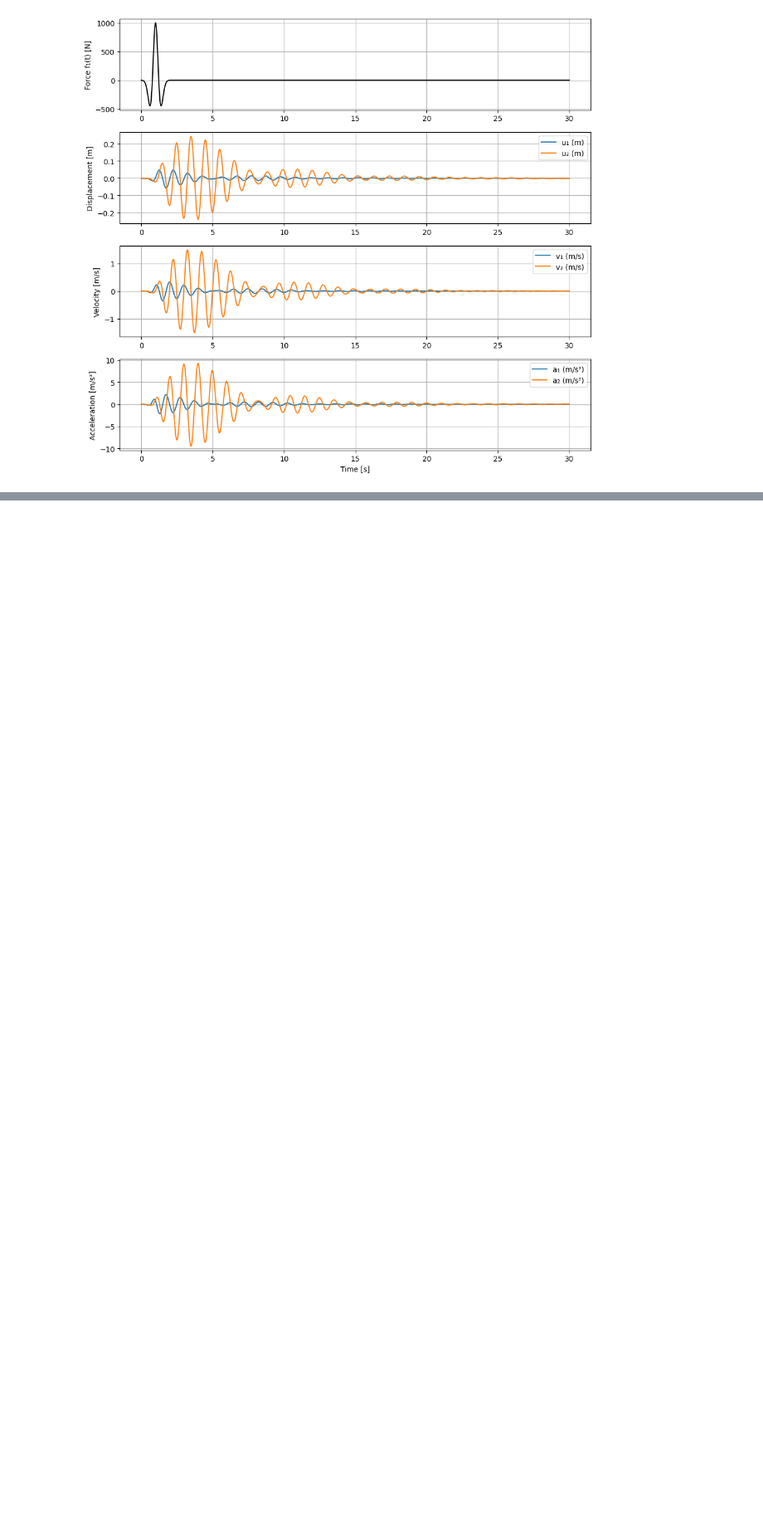
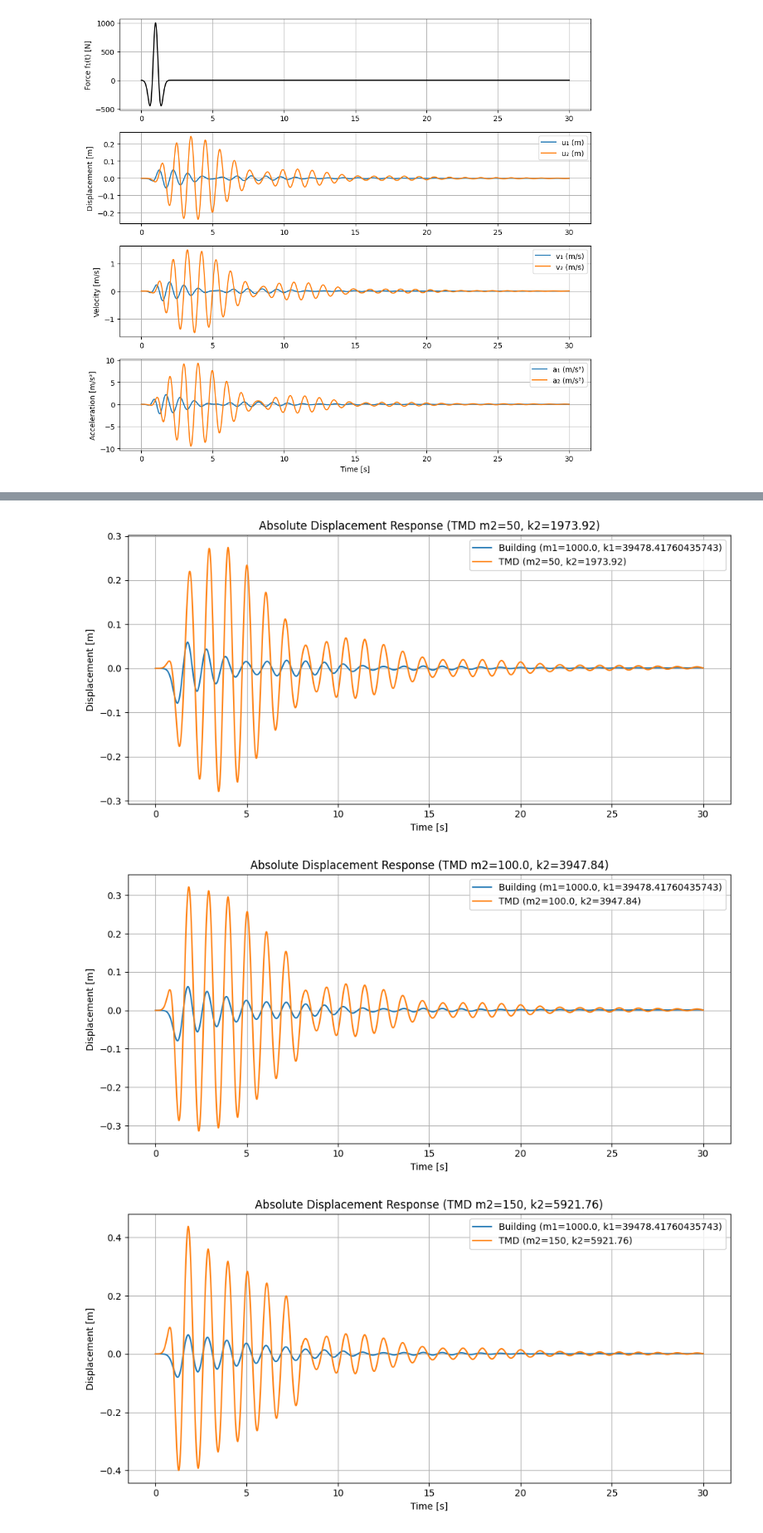
Before and after one commit to LukeFic/AE-353, a Jupyter notebook: 370Project1Code.ipynb, the cells around one changed output, grey strips where cells are left out. Shown at 83% size. Drawn from its saved outputs; the diff is of its cells as text; code cells hidden in the pictures; blank space fills up the shorter version.

```diff
--- a/370Project1Code.ipynb
+++ b/370Project1Code.ipynb
@@ -223,0 +363,26 @@ plt.show()
+# %%
+m1_fixed = 1000.0
+k1_fixed = 39478.41760435743
+
+# Example usage (you can modify these lists)
+tmd_masses_to_test = [50, 100.0, 150, 200.0, 250, 300.0, 350 , 400.0] # Example TMD masses
+# tmd_k_values_to_test = [789.5683520871487, 1000.0] # No longer needed
+simulation_results = simulate_displacement(tmd_masses_to_test, dt, T, ag, t_center, f0)
+
+# You can then process and plot the results as needed
+for result in simulation_results:
+    plt.figure(figsize=(10, 5))
+    plt.plot(result['time'], result['displacement'][:, 0], label=f"Building (m1={m1_fixed}, k1={k1_fixed})") # Using original m1 and k1 for building label
+    plt.plot(result['time'], result['displacement'][:, 1], label=f"TMD (m2={result['tmd_mass']}, k2={result['tmd_k']:.2f})")
+    plt.title(f'Absolute Displacement Response (TMD m2={result["tmd_mass"]}, k2={result["tmd_k"]:.2f})')
+    plt.xlabel('Time [s]')
+    plt.ylabel('Displacement [m]')
+    plt.legend()
+    plt.grid(True)
+    plt.tight_layout()
+    plt.show()
+print(calculate_rms(simulation_results[0]['displacement'][:, 0], simulation_results[2]['displacement'][:, 0]))
+# %% [output]
+[figure, added]
+[figure, added]
+[figure, added]
```
Also changed, not shown: parts of 8 cells of this notebook.
